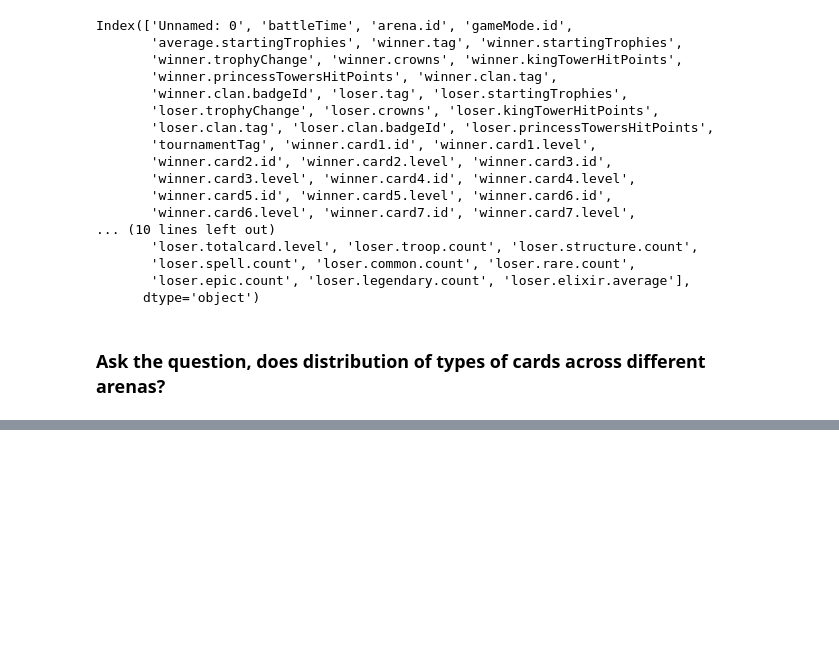
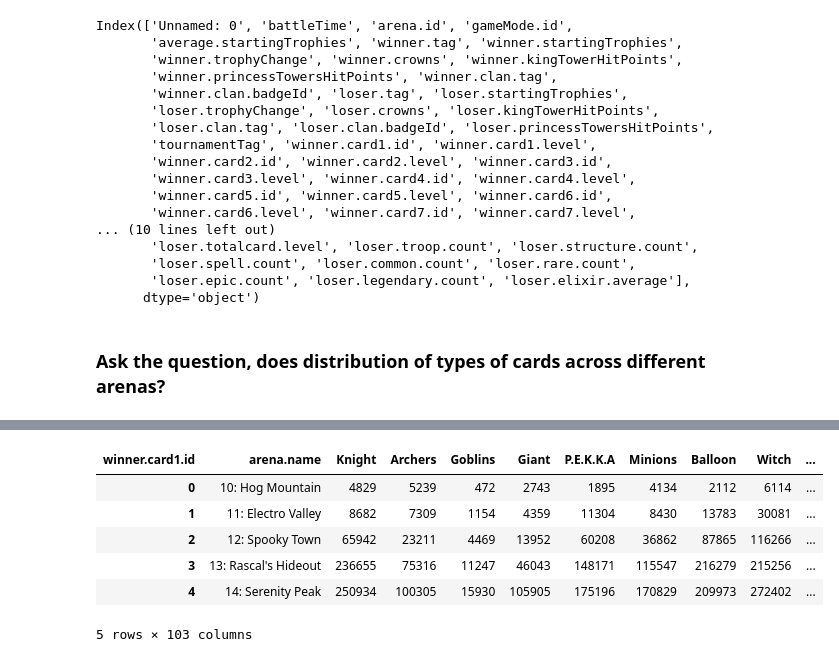
Before and after one commit to atharvpatwardhan/ClashRoyaleData, a Jupyter notebook: viz.ipynb, the cells around one changed output, grey strips where cells are left out. Cells and saved outputs as stored; diff of their text form; code cells hidden in the pictures; blank space fills up the shorter version.

```diff
--- a/viz.ipynb
+++ b/viz.ipynb
@@ -160,0 +210,16 @@ def update_plot(arena):
+# %%
+df_cardmasterlist = pd.read_csv("D:\\Data-Viz-Project\\CardMasterListSeason18_12082020.csv")
+df_cardmasterlist.reset_index(inplace=True)
+cardmasterlist_dict = dict(zip(df_cardmasterlist["team.card1.id"],df_cardmasterlist["team.card1.name"]))
+# %%
+df_grand_totals = df_grand_totals.rename(columns=cardmasterlist_dict)
+# %%
+df_grand_totals.head()
+# %% [output]
+| winner.card1.id | arena.name | Knight | Archers | Goblins | Giant | P.E.K.K.A | Minions | Balloon | Witch | ... |
+| 0 | 10: Hog Mountain | 4829 | 5239 | 472 | 2743 | 1895 | 4134 | 2112 | 6114 | ... |
+| 1 | 11: Electro Valley | 8682 | 7309 | 1154 | 4359 | 11304 | 8430 | 13783 | 30081 | ... |
+| 2 | 12: Spooky Town | 65942 | 23211 | 4469 | 13952 | 60208 | 36862 | 87865 | 116266 | ... |
+| 3 | 13: Rascal's Hideout | 236655 | 75316 | 11247 | 46043 | 148171 | 115547 | 216279 | 215256 | ... |
+| 4 | 14: Serenity Peak | 250934 | 100305 | 15930 | 105905 | 175196 | 170829 | 209973 | 272402 | ... |
+5 rows × 103 columns
```
Also changed, not shown: parts of 12 cells of this notebook.
